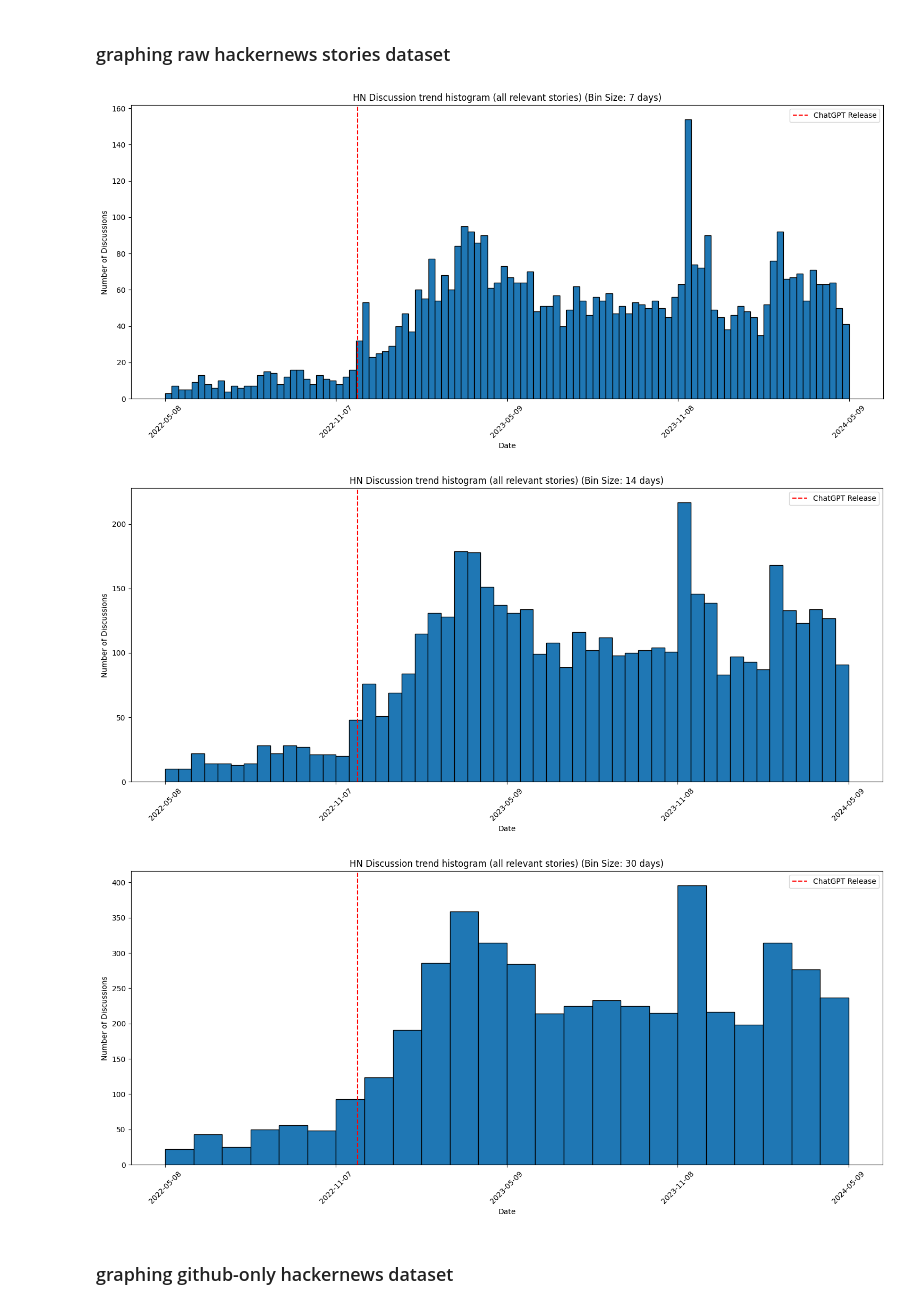
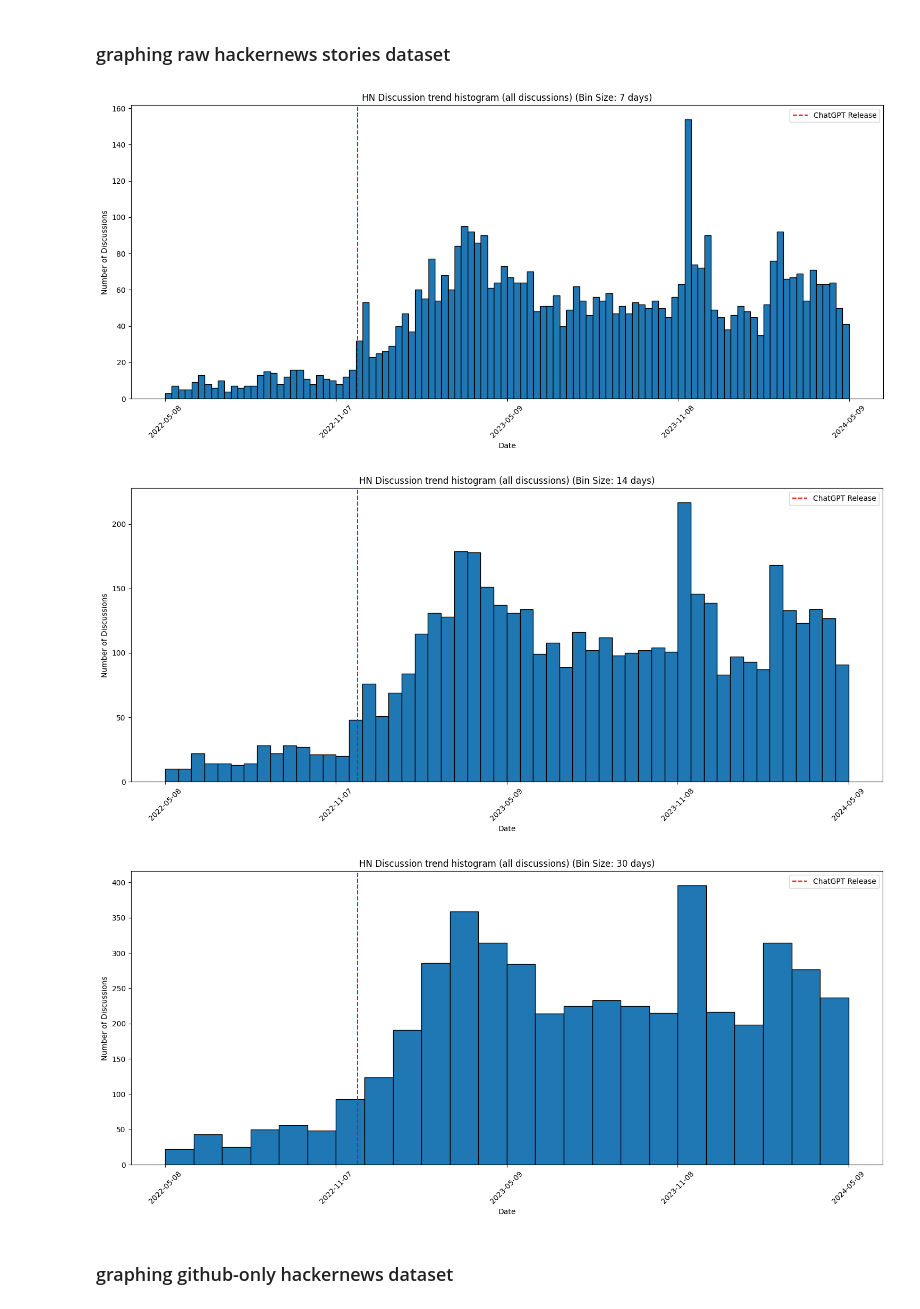
Before and after one commit to MUICT-SERU/SP2024-GPT, a Jupyter notebook: src/1-retrieve-hn-stories/1-retrieve-hackernews-stories.ipynb, the cells around one changed output. Saved outputs shown, nothing was run; the diff lists cells and outputs as text; code cells hidden in the pictures.

```diff
--- a/src/1-retrieve-hn-stories/1-retrieve-hackernews-stories.ipynb
+++ b/src/1-retrieve-hn-stories/1-retrieve-hackernews-stories.ipynb
@@ -405,13 +405,13 @@ def plot_discussions_histogram(title, csv_file_path, bin_size_days=7):
 # %% [markdown]
 ### graphing raw hackernews stories dataset
 # %%
-plot_discussions_histogram('HN Discussion trend histogram (all relevant stories)', HN_STORIES_CSV, bin_size_days=7)
-plot_discussions_histogram('HN Discussion trend histogram (all relevant stories)', HN_STORIES_CSV, bin_size_days=14)
-plot_discussions_histogram('HN Discussion trend histogram (all relevant stories)', HN_STORIES_CSV, bin_size_days=30)
+plot_discussions_histogram('HN Discussion trend histogram (all discussions)', HN_STORIES_CSV, bin_size_days=7)
+plot_discussions_histogram('HN Discussion trend histogram (all discussions)', HN_STORIES_CSV, bin_size_days=14)
+plot_discussions_histogram('HN Discussion trend histogram (all discussions)', HN_STORIES_CSV, bin_size_days=30)
 # %% [output]
 [figure]
-[figure, old version]
+[figure, new version]
-[figure, old version]
+[figure, new version]
 # %% [markdown]
 ### graphing github-only hackernews dataset
 # %%
```
Also changed, not shown: parts of 9 cells of this notebook, 3 other files.
